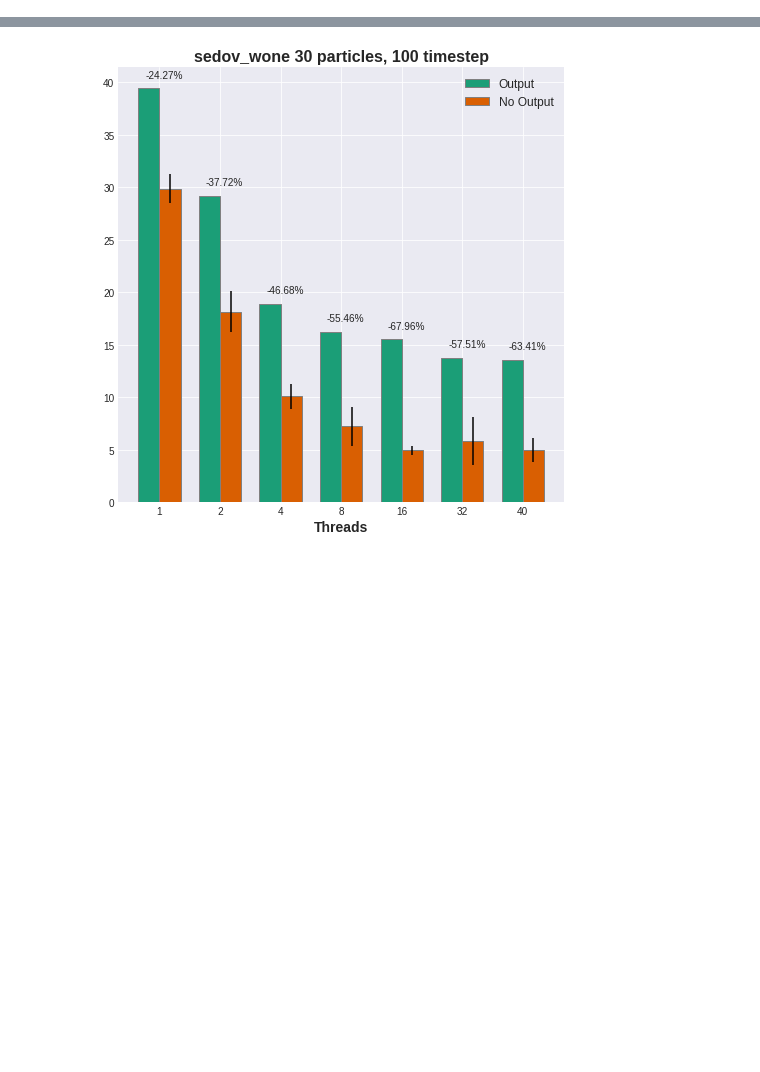
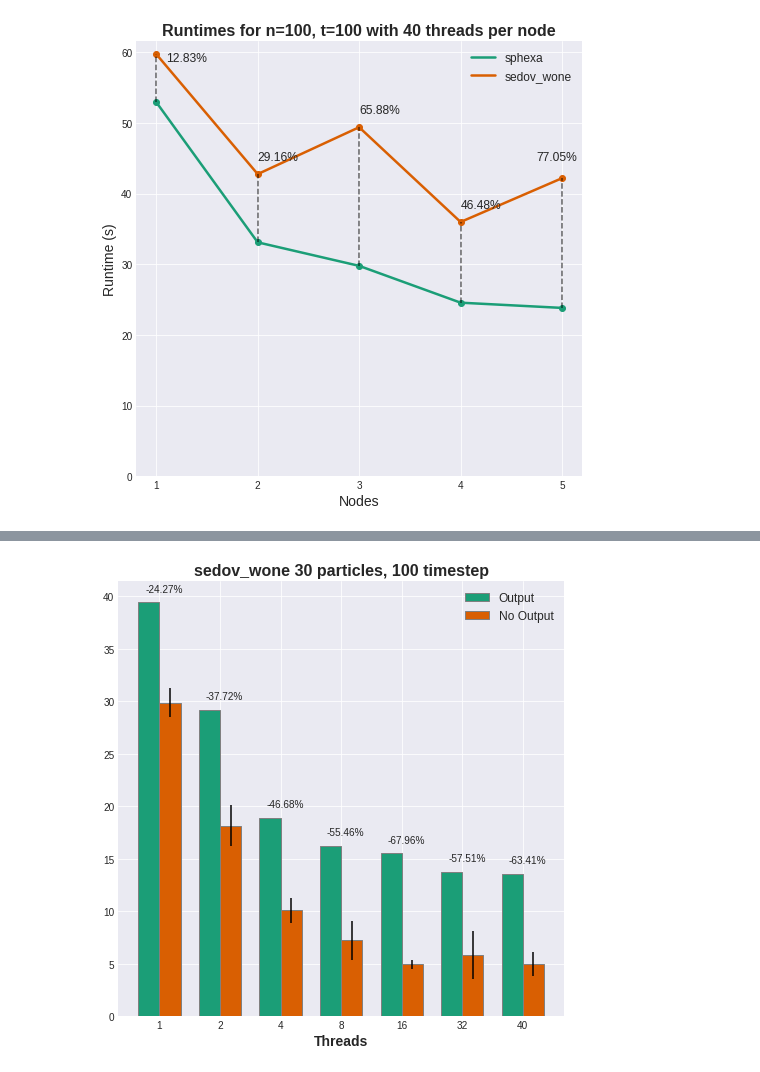
Before and after one commit to MaciejWdev/wash-perf-analysis, a Jupyter notebook: analysis.ipynb, the cells around one changed output, grey strips where cells are left out. Saved outputs shown, nothing was run; the diff lists cells and outputs as text; code cells hidden in the pictures; blank space fills up the shorter version.

```diff
--- a/analysis.ipynb
+++ b/analysis.ipynb
@@ -230,0 +240,89 @@ No base time data for sedov_wone 20 100
+# %%
+# Only Nodes
+def strong_scaling_mpionly_plot(df, versions,sizes=[20],time=100,output=None,basethreads=40):
+    # subplot for each size
+    for size in sizes:
+        nodenums = []
+        nodenums2 = []
+        timesexa = []
+        timeswash = []
+
+        for version in versions:
+            data = df[df['Version'] == version]
+            data = data[data['n_particles'] == size]
+            data = data[data['Timestep'] == time]
+            data = data.sort_values(by='TotalThreads')
+            data = data[data['AvgTime'].notnull()]
+            data = data[data['Threads'] == basethreads]
+            # 1 node or even
+            # data = data[(data['Nodes'] == 1) | (data['Nodes'] % 2 == 0)]
+
+            # if data[data['Threads'] == 1]['AvgTime'].isnull().all():
+            #     print(f"No base time data for {version} {size} {time}")
+            #     continue
+            # basetime = data[data['Threads'] == 1]['AvgTime'].values[0]
+            if (version == 'sedov_wisb' or version == 'sedov_west') and not data['AvgTime'].isnull().all():
+                y = 1.0
+                threadnums = [1,2,4,8,16,32,40]
+                plt.plot(threadnums,[y]*len(threadnums), label=version,linewidth=2.5)
+            elif version != 'sedov_wisb':
+                plt.scatter(data['Nodes'], data['AvgTime'])
+                plt.plot(data['Nodes'], data['AvgTime'], label=version,linewidth=2.5)
+                # Display Difference for each number of nodes
+                if version == 'sphexa':
+                    nodenums = list(data['Nodes'])
+                    timesexa = list(data['AvgTime'])
+                elif version == 'sedov_wone':
+                    nodenums2 = list(data['Nodes'])
+                    timeswash = list(data['AvgTime'])
+        diffs = [(abs(timesexa[i] - timeswash[i])/timesexa[i])*100.0 for i in range(len(nodenums))]
+        maxtime = max(max(timesexa),max(timeswash))
+
+        for i in range(len(nodenums)):
+            plt.plot([nodenums[i],nodenums[i]],[timesexa[i],timeswash[i]],linewidth=1.5,color='black',linestyle='--',alpha=0.6)
+
+            xoffset = 0.0
+            yoffset = (maxtime/30.0)
+            if i == 0: # Don't clip over the top
+                xoffset += nodenums[0]/10.0
+                yoffset -= maxtime/20.0
+            # if last i
+            if i == len(nodenums)-1:
+                xoffset -= nodenums[-1]/20.0
+                yoffset += maxtime/100.0
+
+            if diffs[i] > 5.0: # Don't show small diffs
+                plt.text(nodenums[i]+xoffset,timeswash[i]+yoffset,f'{diffs[i]:.2f}%',fontsize=12)
+            pass
+        # larger size
+        # plot x=40
+
+        # plt.plot([1,12],[1,12],label='Ideal',lineWidth=2.5,linestyle='--',alpha=0.6)
+        plt.xlabel('Nodes')
+        plt.ylabel('Runtime (s)')
+        plt.grid(True)
+        # Only labels for integer nodes
+        # As long as max isn't NaN
+        if data['Nodes'].max() != data['Nodes'].max():
+            maxnodes = 1
+        else:
+            maxnodes = int(data['Nodes'].max())+1
+        plt.xticks(np.arange(1,maxnodes,1))
+        # plt.yscale('log')
+        # plt.xscale('log')
+        # ymin
+        plt.ylim(bottom=0)
+        # equal axes
+        # plt.axis('equal')
+        plt.legend()
+        plt.title(f'Runtimes for n={size}, t={time} with {basethreads} threads per node')
+
+        plt.show()
+strong_scaling_mpionly_plot(allresults[allresults['Output'] == False], ['sphexa','sedov_wone'],sizes=[100],time=100)
+strong_scaling_mpionly_plot(allresults[allresults['Output'] == False], ['sphexa','sedov_wone'],sizes=[100],time=100,basethreads=16)
+strong_scaling_mpionly_plot(allresults[allresults['Output'] == False], ['sphexa','sedov_wone'],sizes=[200],time=100)
+strong_scaling_mpionly_plot(allresults[allresults['Output'] == False], ['sphexa','sedov_wone'],sizes=[200],time=100,basethreads=16)
+strong_scaling_mpionly_plot(allresults[allresults['Output'] == False], ['sphexa','sedov_wone'],sizes=[300],time=100)
+strong_scaling_mpionly_plot(allresults[allresults['Output'] == False], ['sphexa','sedov_wone'],sizes=[300],time=100,basethreads=16)
+# %% [output]
+[figure, added]
```
Also changed, not shown: parts of 6 cells of this notebook.
